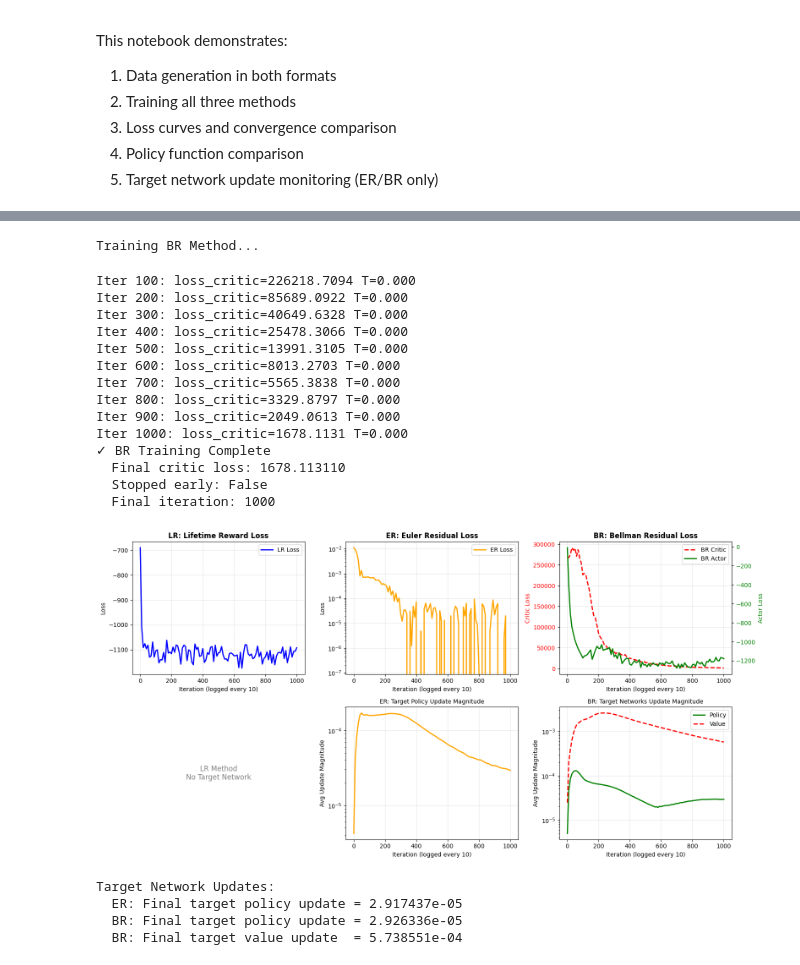
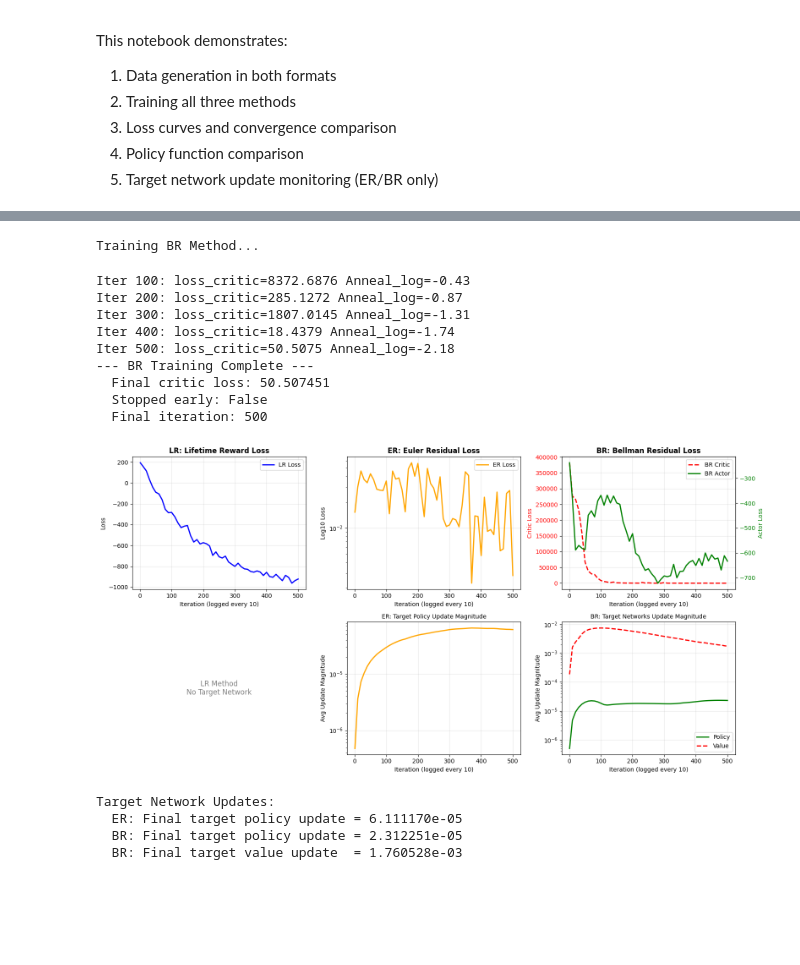
Before and after one commit to zhaoxuanwang/deep-learning-corp-finance, a Jupyter notebook: report/basic_methods_demo.ipynb, the cells around one changed output, grey strips where cells are left out. Drawn from its saved outputs; the diff is of its cells as text; code cells hidden in the pictures; blank space fills up the shorter version.

Commit message:
feat: Enhance risky debt model solver and clean up codebase. Update report documentation.

```diff
--- a/report/basic_methods_demo.ipynb
+++ b/report/basic_methods_demo.ipynb
@@ -135,3 +136,26 @@ pprint(dataclasses.asdict(anneal_config))
  'schedule': 'exponential',
  'temperature_init': 1.0,
  'temperature_min': 0.0001}
+# %%
+# 1. Clean up cache dataset and figures from previous runs
+
+from pathlib import Path
+
+# Config: Directories to clean -> List of extensions for each
+cleanup_targets = {
+    "../data":    ["*.npz", "*.png"],
+    "../figures": ["*.png", "*.jpg"],
+    # Add more paths as needed: "../logs": ["*.log"]
+}
+
+for dir_path, patterns in cleanup_targets.items():
+    directory = Path(dir_path)
+    if directory.exists():
+        for pattern in patterns:
+            # Using glob to safely find files matching pattern
+            for f in directory.glob(pattern):
+                try:
+                    f.unlink()
+                    print(f"Deleted: {f}") # Uncomment for verbose output
+                except OSError as e:
+                    print(f"Error deleting {f}: {e}")
@@ -143,7 +176,7 @@ print("Creating data generator...")
 generator, _, bounds = create_data_generator(
     master_seed=(20, 26),
     T=64,  # Time horizon
-    sim_batch_size=128,  # Samples per batch
+    sim_batch_size=256,  # Samples per batch
     n_sim_batches=50,  # Number of batches
     shock_params=shock_params,
     cache_dir="../data",
@@ -341,9 +384,8 @@ Iter 1000: loss_ER=-0.0001 T=0.000
 # %%
 # 5. Train Bellman Residual (BR) Method
-
 method_config_br = MethodConfig(
     name="basic_br",
-    n_critic=5,  # 5 critic updates per actor update
+    n_critic=20,  # critic updates per actor update
     polyak_tau=0.995  # Target network update rate
 )
 
@@ -360,26 +402,21 @@ result_br = train_basic_br(
     validation_data=val_flat
 )
 
-print("✓ BR Training Complete")
+print("--- BR Training Complete ---")
 print(f"  Final critic loss: {result_br['history']['loss_critic'][-1]:.6f}")
 print(f"  Stopped early: {result_br['history']['stopped_early']}")
 print(f"  Final iteration: {result_br['history']['final_iteration']}")
 # %% [output]
 Training BR Method...
-Iter 100: loss_critic=226218.7094 T=0.000
-Iter 200: loss_critic=85689.0922 T=0.000
-Iter 300: loss_critic=40649.6328 T=0.000
-Iter 400: loss_critic=25478.3066 T=0.000
-Iter 500: loss_critic=13991.3105 T=0.000
-Iter 600: loss_critic=8013.2703 T=0.000
-Iter 700: loss_critic=5565.3838 T=0.000
-Iter 800: loss_critic=3329.8797 T=0.000
-Iter 900: loss_critic=2049.0613 T=0.000
-Iter 1000: loss_critic=1678.1131 T=0.000
-✓ BR Training Complete
-  Final critic loss: 1678.113110
+Iter 100: loss_critic=8372.6876 Anneal_log=-0.43
+Iter 200: loss_critic=285.1272 Anneal_log=-0.87
+Iter 300: loss_critic=1807.0145 Anneal_log=-1.31
+Iter 400: loss_critic=18.4379 Anneal_log=-1.74
+Iter 500: loss_critic=50.5075 Anneal_log=-2.18
+--- BR Training Complete ---
+  Final critic loss: 50.507451
   Stopped early: False
-  Final iteration: 1000
+  Final iteration: 500
 # %%
 # 6. Loss Curves and Target Network Updates
 
@@ -403,7 +440,7 @@ iter_er = result_er['history']['iteration']
 axes[0, 1].plot(iter_er, result_er['history']['loss_ER'], label='ER Loss', color='orange', linewidth=2)
 axes[0, 1].set_title('ER: Euler Residual Loss', fontsize=12, fontweight='bold')
 axes[0, 1].set_xlabel(freq_str)
-axes[0, 1].set_ylabel('Loss')
+axes[0, 1].set_ylabel('Log10 Loss')
 axes[0, 1].legend()
 axes[0, 1].set_yscale('log')
 axes[0, 1].grid(True, alpha=0.3)
@@ -449,38 +486,38 @@ if 'target_policy_update' in result_er['history']:
     axes[1, 1].set_xlabel(freq_str)
     axes[1, 1].set_ylabel('Avg Update Magnitude')
     axes[1, 1].set_yscale('log')
     axes[1, 1].grid(True, alpha=0.3)
 else:
     axes[1, 1].text(0.5, 0.5, 'No target update data', ha='center', va='center', color='gray')
 
 # 2.3 BR Target Networks Update
 if 'target_policy_update' in result_br['history'] and 'target_value_update' in result_br['history']:
     axes[1, 2].plot(iter_br, result_br['history']['target_policy_update'], label='Policy', color='green', linewidth=2)
     axes[1, 2].plot(iter_br, result_br['history']['target_value_update'], label='Value', color='red', linewidth=2, linestyle='--')
     axes[1, 2].set_title('BR: Target Networks Update Magnitude', fontsize=10)
     axes[1, 2].set_xlabel(freq_str)
     axes[1, 2].set_ylabel('Avg Update Magnitude')
     axes[1, 2].set_yscale('log')
     axes[1, 2].legend()
     axes[1, 2].grid(True, alpha=0.3)
 else:
     axes[1, 2].text(0.5, 0.5, 'No target update data', ha='center', va='center', color='gray')
 
 plt.tight_layout()
 plt.show()
 
 print("\nTarget Network Updates:")
 if 'target_policy_update' in result_er['history']:
     print(f"  ER: Final target policy update = {result_er['history']['target_policy_update'][-1]:.6e}")
 if 'target_policy_update' in result_br['history']:
     print(f"  BR: Final target policy update = {result_br['history']['target_policy_update'][-1]:.6e}")
     print(f"  BR: Final target value update  = {result_br['history']['target_value_update'][-1]:.6e}")
 # %% [output]
-[figure, old version]
+[figure, new version]
 Target Network Updates:
-  ER: Final target policy update = 2.917437e-05
-  BR: Final target policy update = 2.926336e-05
-  BR: Final target value update  = 5.738551e-04
+  ER: Final target policy update = 6.111170e-05
+  BR: Final target policy update = 2.312251e-05
+  BR: Final target value update  = 1.760528e-03
 # %%
 # 8. Summary Statistics
 
```
Also changed, not shown: parts of 16 cells of this notebook, 30 other files.
